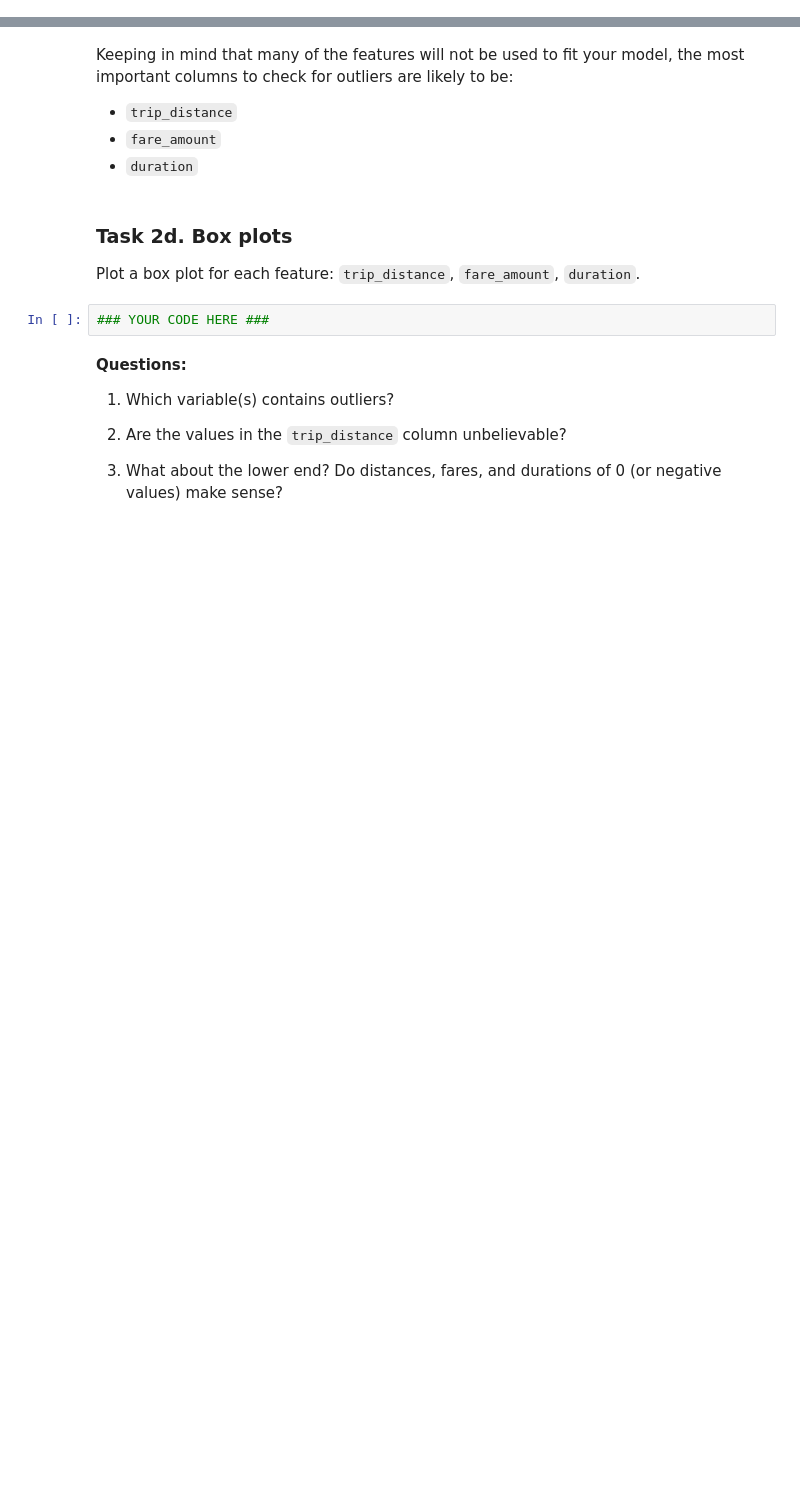
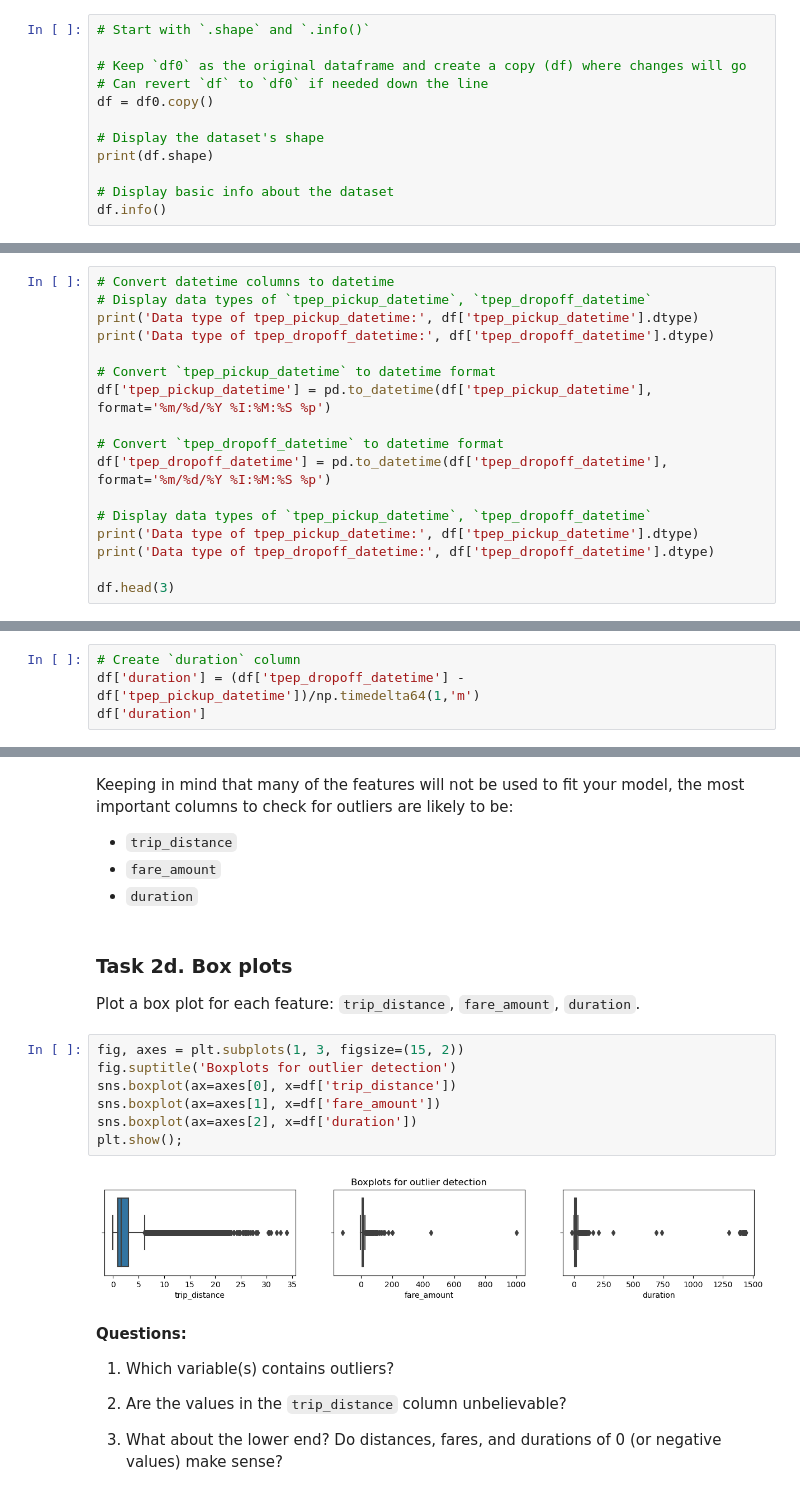
Before and after one commit to DavidAndres6870/AutomatidataScenario, a Jupyter notebook: course 5/Activity_ Course 5 Automatidata project lab.ipynb, the cells around one changed output, grey strips where cells are left out. Cells and saved outputs as stored; diff of their text form; blank space fills up the shorter version.

```diff
--- a/course 5/Activity_ Course 5 Automatidata project lab.ipynb
+++ b/course 5/Activity_ Course 5 Automatidata project lab.ipynb
@@ -89,0 +98,12 @@ Start with `.shape` and `.info()`.
+# %%
+# Start with `.shape` and `.info()`
+
+# Keep `df0` as the original dataframe and create a copy (df) where changes will go
+# Can revert `df` to `df0` if needed down the line
+df = df0.copy()
+
+# Display the dataset's shape
+print(df.shape)
+
+# Display basic info about the dataset
+df.info()
@@ -117,0 +192,17 @@ Use `.describe()`.
+# %%
+# Convert datetime columns to datetime
+# Display data types of `tpep_pickup_datetime`, `tpep_dropoff_datetime`
+print('Data type of tpep_pickup_datetime:', df['tpep_pickup_datetime'].dtype)
+print('Data type of tpep_dropoff_datetime:', df['tpep_dropoff_datetime'].dtype)
+
+# Convert `tpep_pickup_datetime` to datetime format
+df['tpep_pickup_datetime'] = pd.to_datetime(df['tpep_pickup_datetime'], format='%m/%d/%Y %I:%M:%S %p')
+
+# Convert `tpep_dropoff_datetime` to datetime format
+df['tpep_dropoff_datetime'] = pd.to_datetime(df['tpep_dropoff_datetime'], format='%m/%d/%Y %I:%M:%S %p')
+
+# Display data types of `tpep_pickup_datetime`, `tpep_dropoff_datetime`
+print('Data type of tpep_pickup_datetime:', df['tpep_pickup_datetime'].dtype)
+print('Data type of tpep_dropoff_datetime:', df['tpep_dropoff_datetime'].dtype)
+
+df.head(3)
@@ -124,0 +222,4 @@ Create a new column called `duration` that represents the total number of minute
+# %%
+# Create `duration` column
+df['duration'] = (df['tpep_dropoff_datetime'] - df['tpep_pickup_datetime'])/np.timedelta64(1,'m')
+df['duration']
@@ -137,8 +269,15 @@ Keeping in mind that many of the features will not be used to fit your model, th
 ### Task 2d. Box plots
 
 Plot a box plot for each feature: `trip_distance`, `fare_amount`, `duration`.
-# %%
-### YOUR CODE HERE ###
+# %%
+fig, axes = plt.subplots(1, 3, figsize=(15, 2))
+fig.suptitle('Boxplots for outlier detection')
+sns.boxplot(ax=axes[0], x=df['trip_distance'])
+sns.boxplot(ax=axes[1], x=df['fare_amount'])
+sns.boxplot(ax=axes[2], x=df['duration'])
+plt.show();
+# %% [output]
+[figure, added]
 # %% [markdown]
 **Questions:**
 1. Which variable(s) contains outliers?
```
Also changed, not shown: parts of 113 cells of this notebook.
